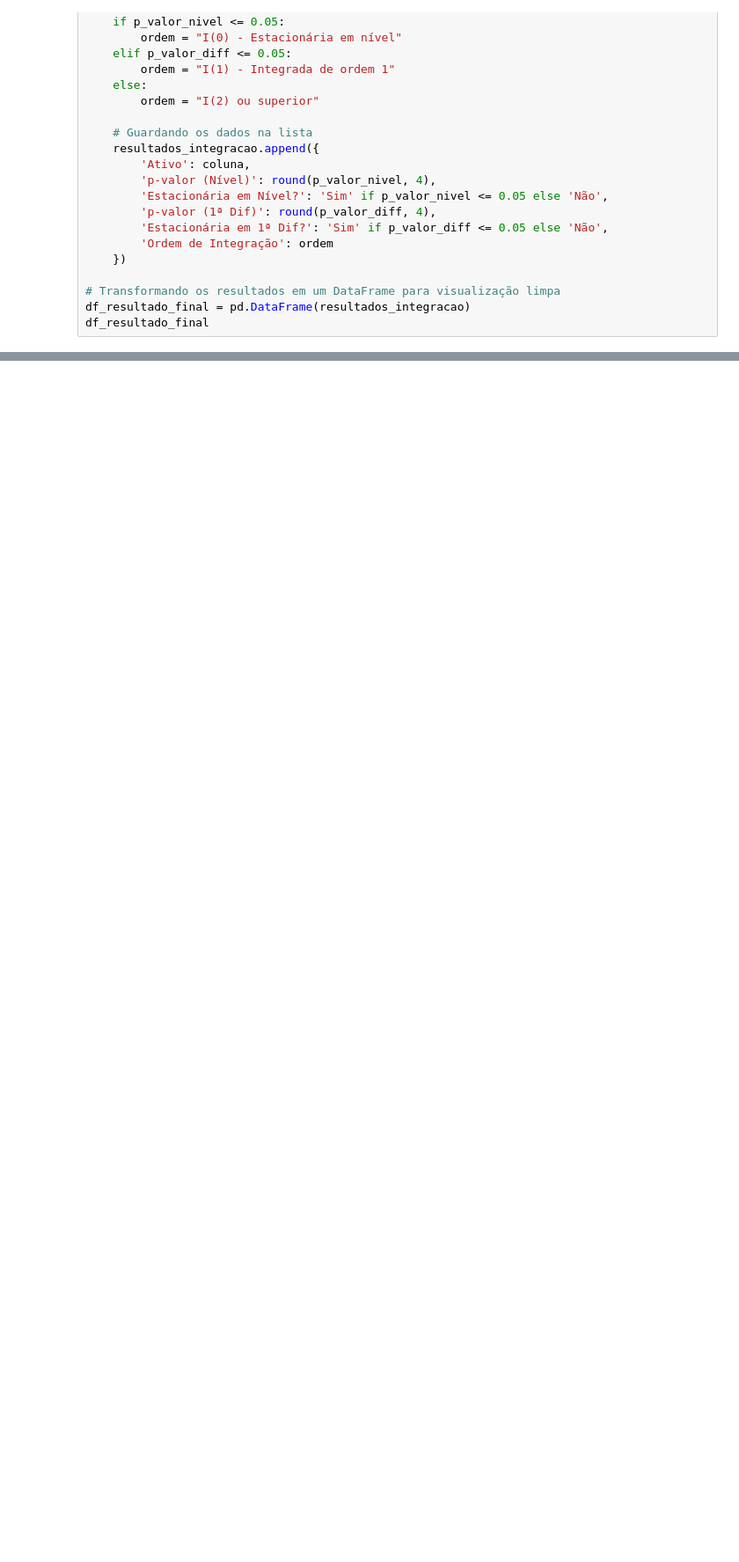
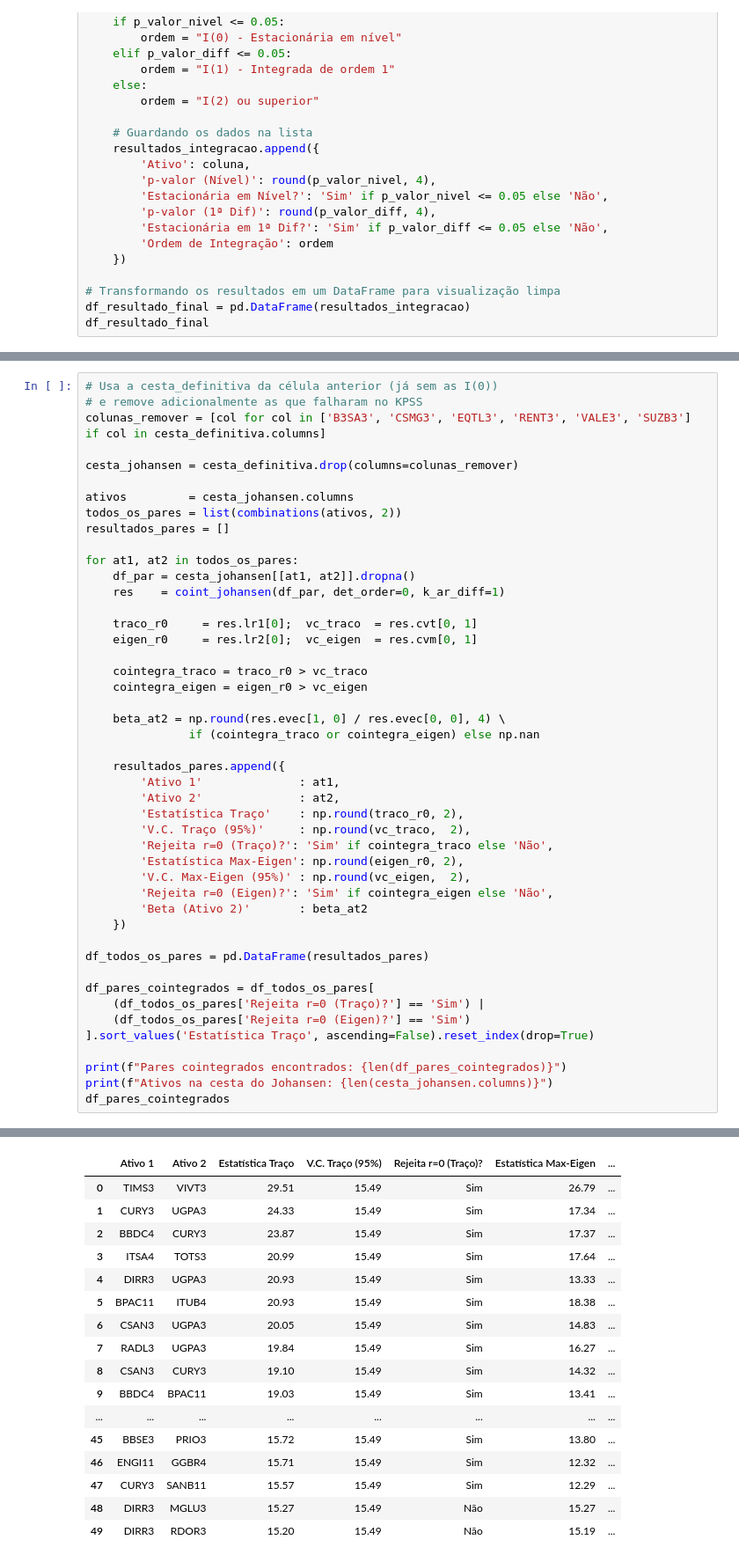
Before and after one commit to YuriXavier985/pairs-trading, a Jupyter notebook: 2semestre_2021_2semestre_2022.ipynb, the cells around one changed output, grey strips where cells are left out. Shown at 88% size. Drawn from its saved outputs; the diff is of its cells as text; blank space fills up the shorter version.

```diff
--- a/2semestre_2021_2semestre_2022.ipynb
+++ b/2semestre_2021_2semestre_2022.ipynb
@@ -187,0 +148,47 @@ df_pares_cointegrados
+# %%
+# Usa a cesta_definitiva da célula anterior (já sem as I(0))
+# e remove adicionalmente as que falharam no KPSS
+colunas_remover = [col for col in ['B3SA3', 'CSMG3', 'EQTL3', 'RENT3', 'VALE3', 'SUZB3'] if col in cesta_definitiva.columns]
+
+cesta_johansen = cesta_definitiva.drop(columns=colunas_remover)
+
+ativos         = cesta_johansen.columns
+todos_os_pares = list(combinations(ativos, 2))
+resultados_pares = []
+
+for at1, at2 in todos_os_pares:
+    df_par = cesta_johansen[[at1, at2]].dropna()
+    res    = coint_johansen(df_par, det_order=0, k_ar_diff=1)
+
+    traco_r0     = res.lr1[0];  vc_traco  = res.cvt[0, 1]
+    eigen_r0     = res.lr2[0];  vc_eigen  = res.cvm[0, 1]
+
+    cointegra_traco = traco_r0 > vc_traco
+    cointegra_eigen = eigen_r0 > vc_eigen
+
+    beta_at2 = np.round(res.evec[1, 0] / res.evec[0, 0], 4) \
+               if (cointegra_traco or cointegra_eigen) else np.nan
+
+    resultados_pares.append({
+        'Ativo 1'              : at1,
+        'Ativo 2'              : at2,
+        'Estatística Traço'    : np.round(traco_r0, 2),
+        'V.C. Traço (95%)'     : np.round(vc_traco,  2),
+        'Rejeita r=0 (Traço)?': 'Sim' if cointegra_traco else 'Não',
+        'Estatística Max-Eigen': np.round(eigen_r0, 2),
+        'V.C. Max-Eigen (95%)' : np.round(vc_eigen,  2),
+        'Rejeita r=0 (Eigen)?': 'Sim' if cointegra_eigen else 'Não',
+        'Beta (Ativo 2)'       : beta_at2
+    })
+
+df_todos_os_pares = pd.DataFrame(resultados_pares)
+
+df_pares_cointegrados = df_todos_os_pares[
+    (df_todos_os_pares['Rejeita r=0 (Traço)?'] == 'Sim') |
+    (df_todos_os_pares['Rejeita r=0 (Eigen)?'] == 'Sim')
+].sort_values('Estatística Traço', ascending=False).reset_index(drop=True)
+
+print(f"Pares cointegrados encontrados: {len(df_pares_cointegrados)}")
+print(f"Ativos na cesta do Johansen: {len(cesta_johansen.columns)}")
+df_pares_cointegrados
+# %% [output]
@@ -188,3 +197,20 @@ df_pares_cointegrados
+|  | Ativo 1 | Ativo 2 | Estatística Traço | V.C. Traço (95%) | Rejeita r=0 (Traço)? | Estatística Max-Eigen | ... |
+| 0 | TIMS3 | VIVT3 | 29.51 | 15.49 | Sim | 26.79 | ... |
+| 1 | CURY3 | UGPA3 | 24.33 | 15.49 | Sim | 17.34 | ... |
+| 2 | BBDC4 | CURY3 | 23.87 | 15.49 | Sim | 17.37 | ... |
+| 3 | ITSA4 | TOTS3 | 20.99 | 15.49 | Sim | 17.64 | ... |
+| 4 | DIRR3 | UGPA3 | 20.93 | 15.49 | Sim | 13.33 | ... |
+| 5 | BPAC11 | ITUB4 | 20.93 | 15.49 | Sim | 18.38 | ... |
+| 6 | CSAN3 | UGPA3 | 20.05 | 15.49 | Sim | 14.83 | ... |
+| 7 | RADL3 | UGPA3 | 19.84 | 15.49 | Sim | 16.27 | ... |
+| 8 | CSAN3 | CURY3 | 19.10 | 15.49 | Sim | 14.32 | ... |
+| 9 | BBDC4 | BPAC11 | 19.03 | 15.49 | Sim | 13.41 | ... |
+| ... | ... | ... | ... | ... | ... | ... | ... |
+| 45 | BBSE3 | PRIO3 | 15.72 | 15.49 | Sim | 13.80 | ... |
+| 46 | ENGI11 | GGBR4 | 15.71 | 15.49 | Sim | 12.32 | ... |
+| 47 | CURY3 | SANB11 | 15.57 | 15.49 | Sim | 12.29 | ... |
+| 48 | DIRR3 | MGLU3 | 15.27 | 15.49 | Não | 15.27 | ... |
+| 49 | DIRR3 | RDOR3 | 15.20 | 15.49 | Não | 15.19 | ... |
 # %%
 resultados_meia_vida = []
 
```
Also changed, not shown: parts of 14 cells of this notebook, 9 other files.
